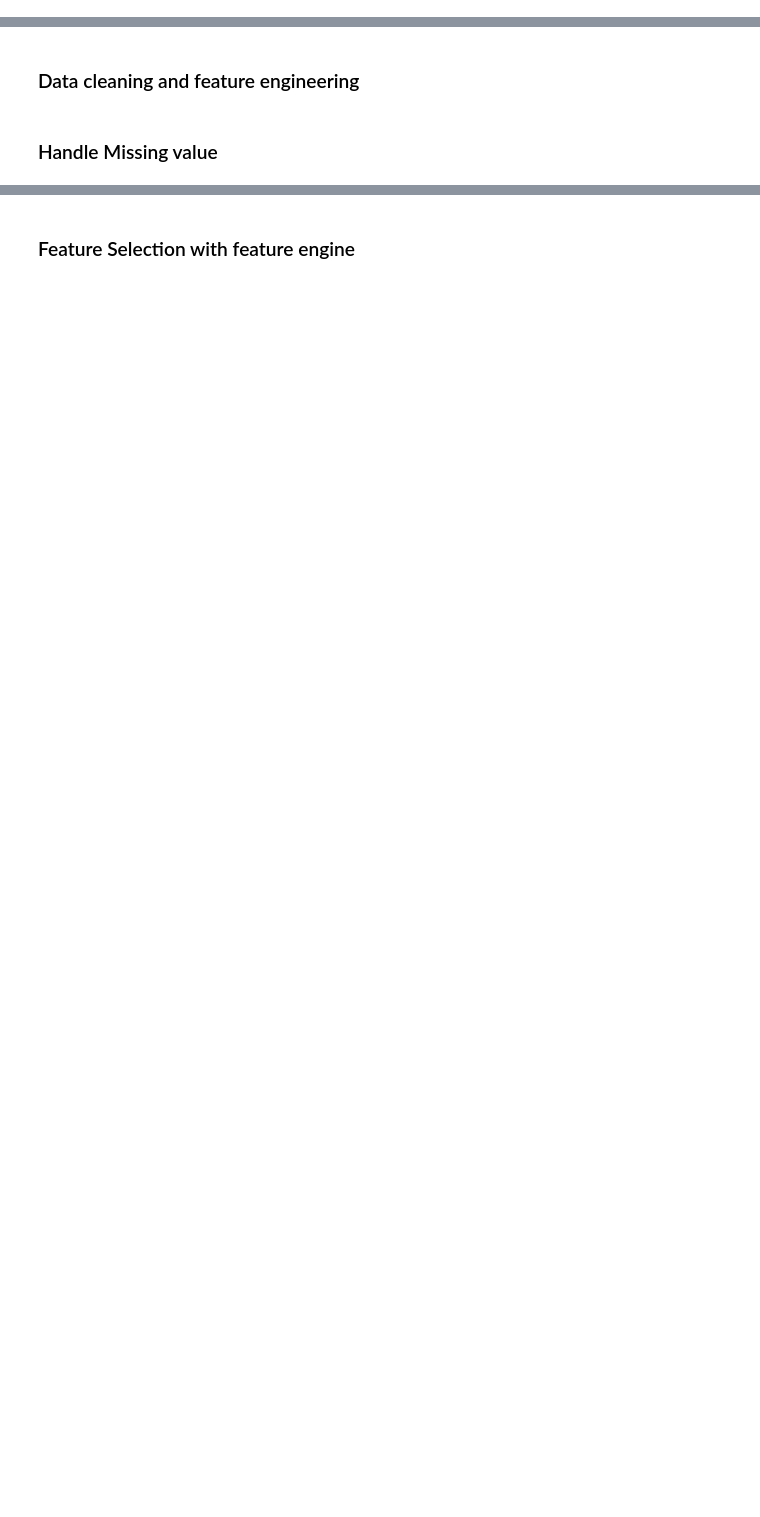
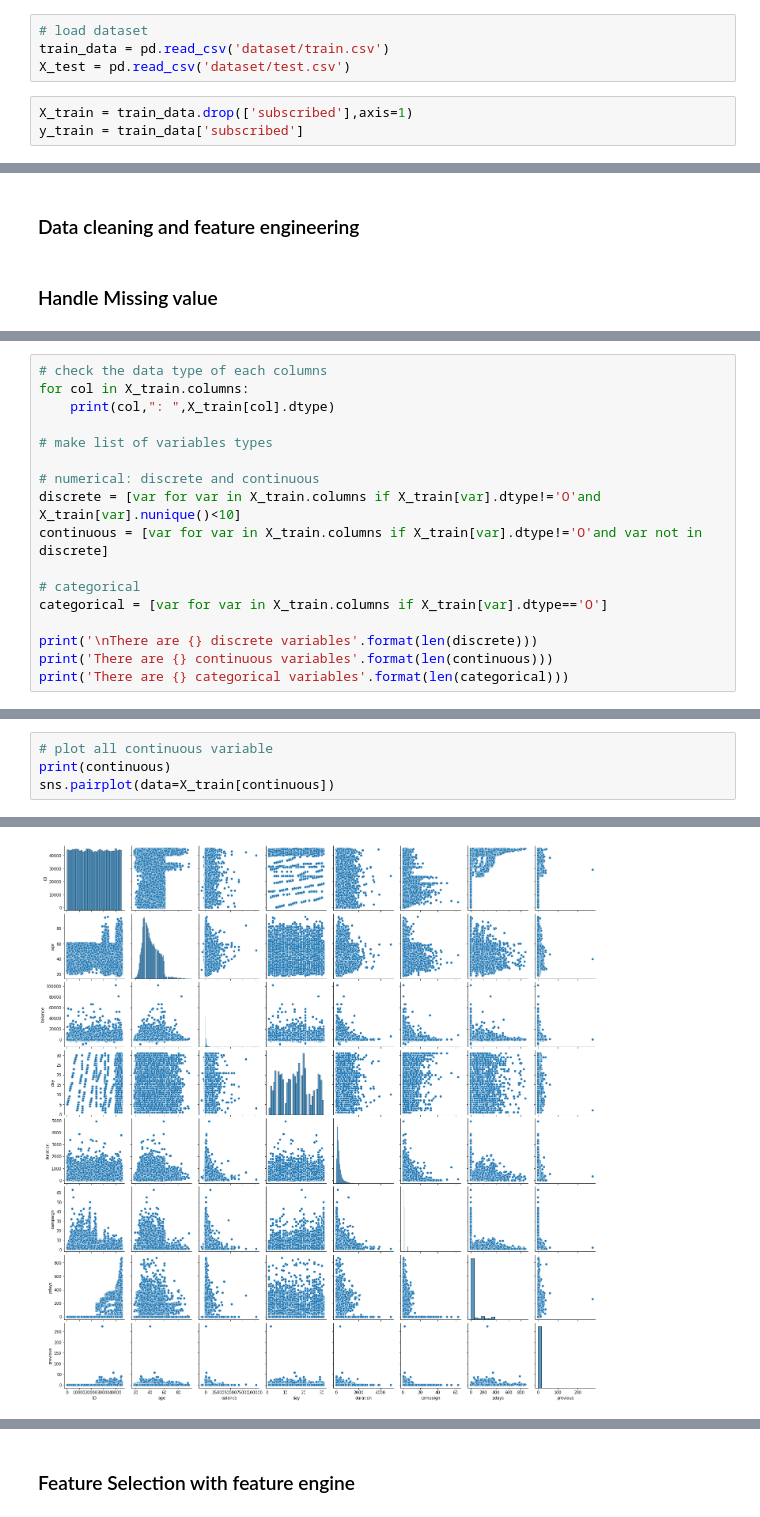
Before and after one commit to jiahuiwang2020/Data-Science-Project, a Jupyter notebook: SalesAnalytics/Main.ipynb, the cells around one changed output, grey strips where cells are left out. Cells and saved outputs as stored; diff of their text form; blank space fills up the shorter version.

```diff
--- a/SalesAnalytics/Main.ipynb
+++ b/SalesAnalytics/Main.ipynb
@@ -38,0 +29,7 @@ data.head()
+# %%
+# load dataset
+train_data = pd.read_csv('dataset/train.csv')
+X_test = pd.read_csv('dataset/test.csv')
+# %%
+X_train = train_data.drop(['subscribed'],axis=1)
+y_train = train_data['subscribed']
@@ -643,0 +105,17 @@ memory usage: 367.5+ KB
+# %%
+# check the data type of each columns
+for col in X_train.columns:
+    print(col,": ",X_train[col].dtype)
+
+# make list of variables types
+
+# numerical: discrete and continuous
+discrete = [var for var in X_train.columns if X_train[var].dtype!='O'and X_train[var].nunique()<10]
+continuous = [var for var in X_train.columns if X_train[var].dtype!='O'and var not in discrete]
+
+# categorical
+categorical = [var for var in X_train.columns if X_train[var].dtype=='O']
+
+print('\nThere are {} discrete variables'.format(len(discrete)))
+print('There are {} continuous variables'.format(len(continuous)))
+print('There are {} categorical variables'.format(len(categorical)))
@@ -643,0 +140,5 @@ memory usage: 367.5+ KB
+# %%
+# plot all continuous variable
+print(continuous)
+sns.pairplot(data=X_train[continuous])
+# %% [output]
@@ -643,0 +147 @@ memory usage: 367.5+ KB
+[figure, added]
```
Also changed, not shown: parts of 110 cells of this notebook.
